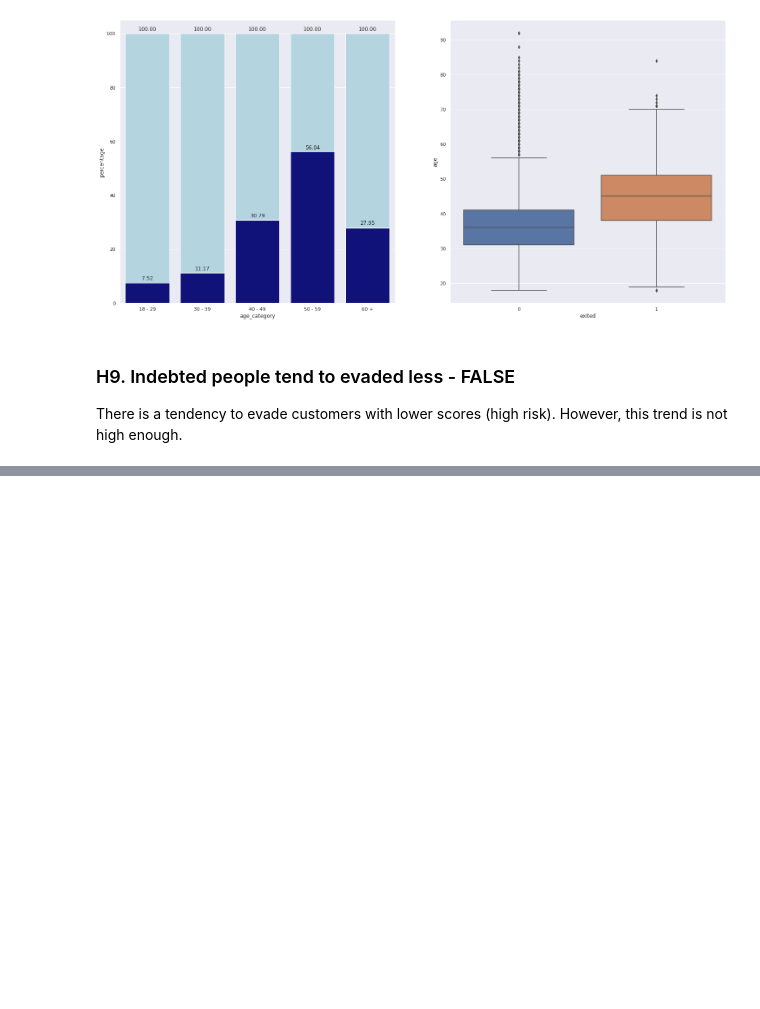
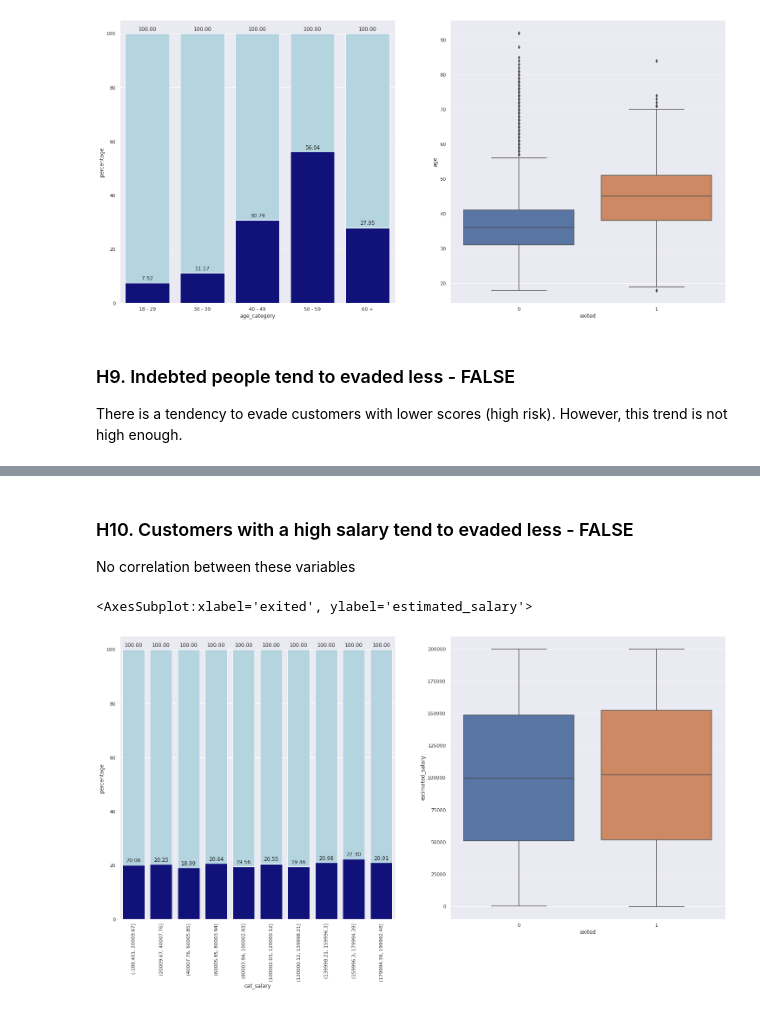
Before and after one commit to tadeucbm/churn_predict, a Jupyter notebook: notebooks/c1_churn_predict.ipynb, the cells around one changed output, grey strips where cells are left out. Saved outputs shown, nothing was run; the diff lists cells and outputs as text; code cells hidden in the pictures; blank space fills up the shorter version.

```diff
--- a/notebooks/c1_churn_predict.ipynb
+++ b/notebooks/c1_churn_predict.ipynb
@@ -764,0 +779,3 @@ sns.boxplot(x=df3['score_class'], y=df3['age'])
+# %% [markdown]
+### H10. Customers with a high salary tend to evaded less - FALSE
+No correlation between these variables
@@ -764,0 +785,34 @@ sns.boxplot(x=df3['score_class'], y=df3['age'])
+# %%
+# copy df3 in aux_2
+aux_2 = df3.copy()
+
+# create aux that agroup estimated salary in categories and give your percentage
+aux_2['cat_salary'] = pd.cut(df3['estimated_salary'], bins=10)
+aux_3 = pd.crosstab(aux_2['exited'], aux_2['cat_salary']).T
+aux_3['percentage'] = aux_3[1] / (aux_3[0] + aux_3[1]) * 100
+# %%
+# create aux_4 dataframe
+aux_4 = pd.DataFrame({k:100 for k in range(0, 10)}, index=[0]).T.reset_index()
+# %%
+grid = plt.GridSpec(1, 2)
+
+plt.subplot(grid[0, 0])
+
+# plot percentage bar of each value for score_class
+bar1 = sns.barplot(x=aux_4['index'], y=aux_4[0], color='lightblue')
+bar2 = sns.barplot(x=aux_3.index, y=round(aux_3['percentage'], 2), color='darkblue', order = aux_3.index)
+plt.xticks(rotation=90)
+
+# annot
+for p in bar2.patches:
+            bar2.annotate(format(p.get_height(), '.2f'),
+                          (p.get_x() + p.get_width() / 2., p.get_height()),
+                           ha = 'center', va = 'center', xytext = (0, 10),
+                           textcoords = 'offset points')
+
+# plot boxplot of salary and exited
+plt.subplot(grid[0, 1])
+sns.boxplot(x=df3['exited'], y=df3['estimated_salary'])
+# %% [output]
+<AxesSubplot:xlabel='exited', ylabel='estimated_salary'>
+[figure, added]
```
Also changed, not shown: parts of 15 cells of this notebook.
